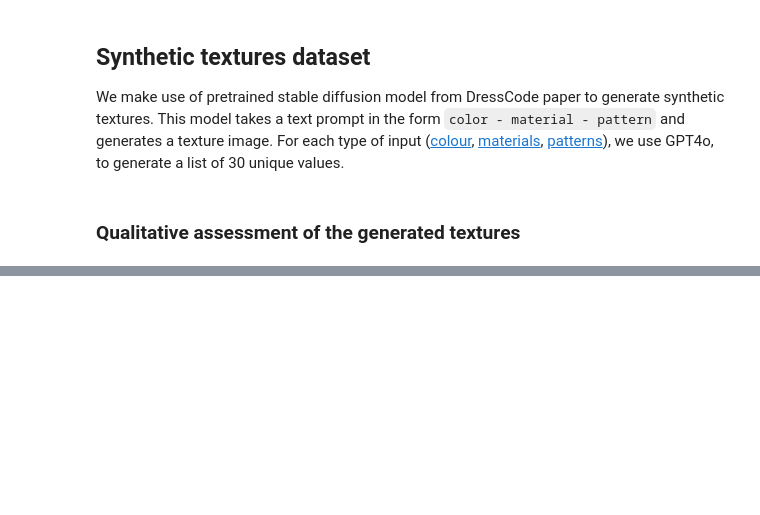
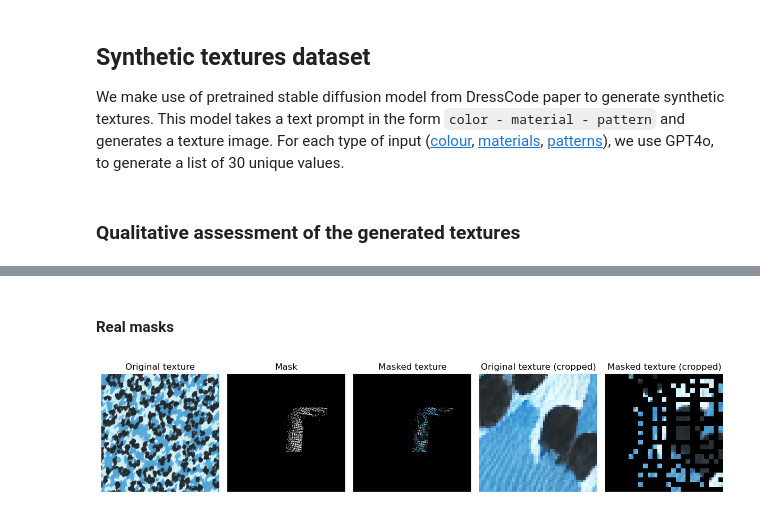
Before and after one commit to ludekcizinsky/garment-texture-completion, a Jupyter notebook: notebooks/eda.ipynb, the cells around one changed output, grey strips where cells are left out. Saved outputs shown, nothing was run; the diff lists cells and outputs as text; code cells hidden in the pictures; blank space fills up the shorter version.

```diff
--- a/notebooks/eda.ipynb
+++ b/notebooks/eda.ipynb
@@ -34,0 +89,41 @@ In total, there are 27775 texture samples in the synthetic dataset.
+# %% [markdown]
+#### Real masks
+# %%
+data_path = f"{scratch_path}/pbr_maps/dresscode"
+texture_folders = os.listdir(data_path)
+sample = random.choice(texture_folders)
+diffuse_path = os.path.join(data_path, sample, "texture_diffuse.png")
+diffuse_img = np.array(Image.open(diffuse_path)).astype(np.float32)
+
+mask_folder = f"{scratch_path}/masks"
+mask_path = os.path.join(mask_folder, "shirt.png")
+mask = np.array(Image.open(mask_path).convert("L"))
+mask = cv2.resize(mask, (512, 512), interpolation=cv2.INTER_NEAREST).astype("float32") / 255.0
+mask = np.stack([mask] * 3, axis=-1)  # Convert to 3 channels
+
+
+fig, axs = plt.subplots(1, 5, figsize=(12, 4))
+axs[0].imshow(diffuse_img.astype(np.uint8))
+axs[0].axis("off")
+axs[0].set_title("Original texture")
+
+axs[1].imshow(mask, cmap="gray")
+axs[1].axis("off")
+axs[1].set_title("Mask")
+
+partial_img = (diffuse_img * mask).astype(np.uint8)
+axs[2].imshow(partial_img)
+axs[2].axis("off")
+axs[2].set_title("Masked texture")
+
+axs[3].imshow(diffuse_img[250:300, 250:300].astype(np.uint8));
+axs[3].axis("off")
+axs[3].set_title("Original texture (cropped)")
+
+axs[4].imshow(partial_img[250:300, 250:300]);
+axs[4].axis("off")
+axs[4].set_title("Masked texture (cropped)")
+
+plt.tight_layout()
+# %% [output]
+[figure, added]
```
Also changed, not shown: parts of 13 cells of this notebook, 3 other files.
